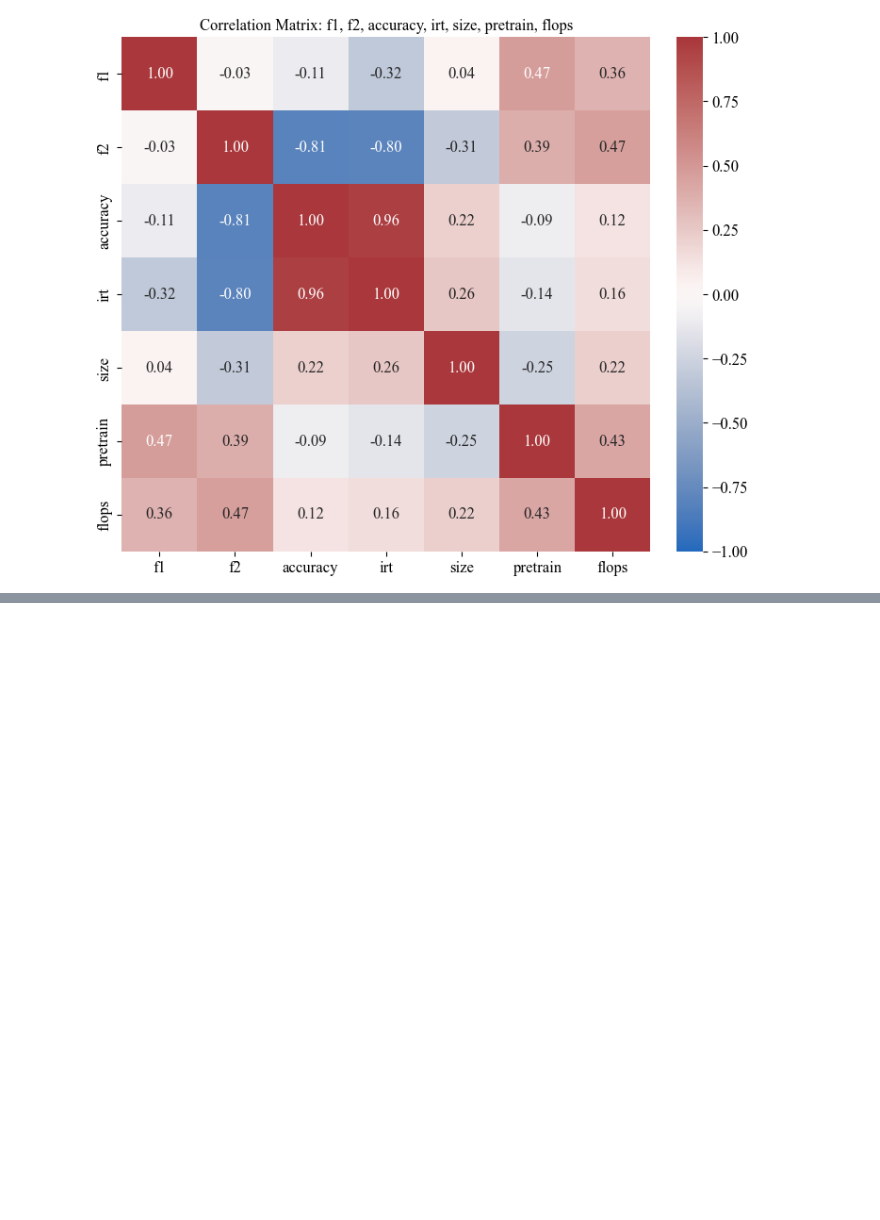
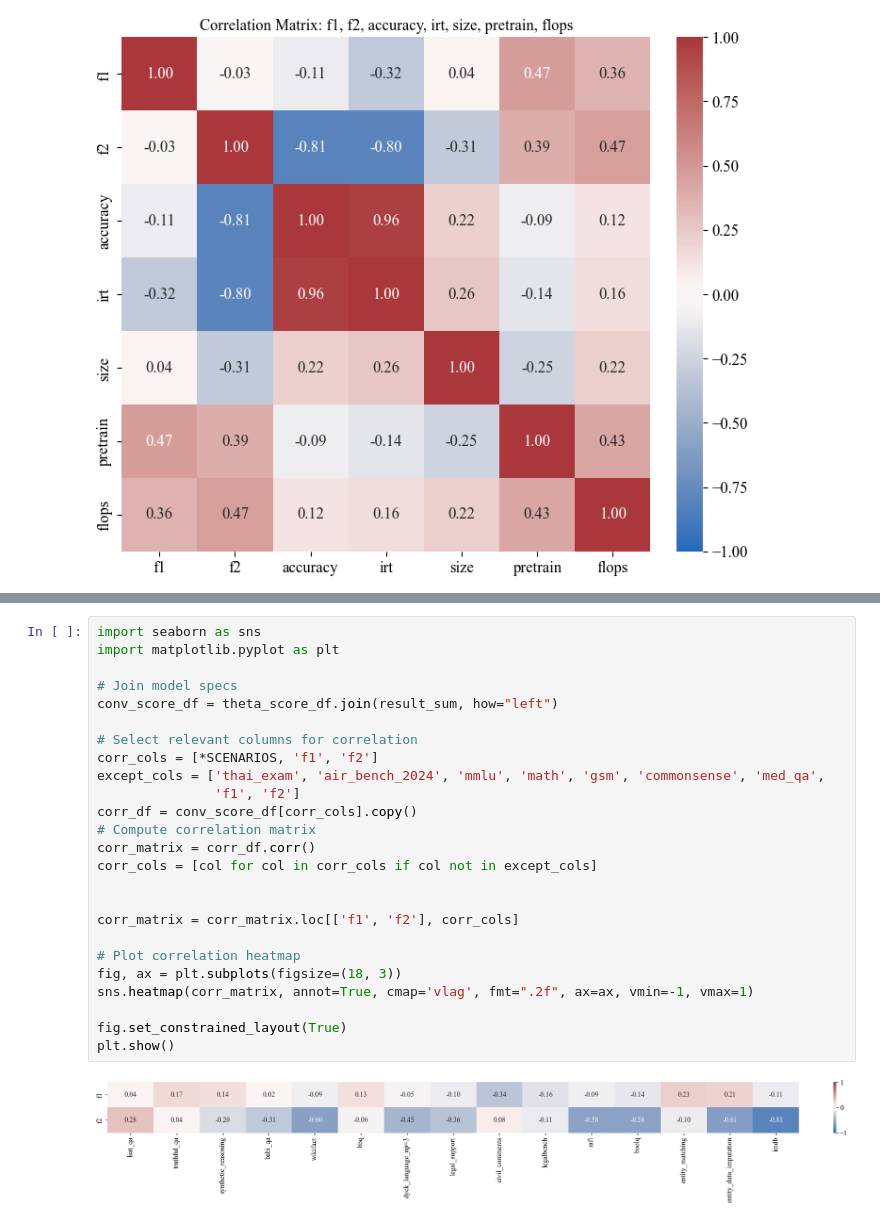
Before and after one commit to ronanhansel/reeval-multi, a Jupyter notebook: mirt-official/calibration.ipynb, the cells around one changed output, grey strips where cells are left out. Saved outputs shown, nothing was run; the diff lists cells and outputs as text; blank space fills up the shorter version.

Commit message:
feat: assembling datasets and outputting results

```diff
--- a/mirt-official/calibration.ipynb
+++ b/mirt-official/calibration.ipynb
@@ -764,0 +878,27 @@ plt.show()
+# %%
+import seaborn as sns
+import matplotlib.pyplot as plt
+
+# Join model specs
+conv_score_df = theta_score_df.join(result_sum, how="left")
+
+# Select relevant columns for correlation
+corr_cols = [*SCENARIOS, 'f1', 'f2']
+except_cols = ['thai_exam', 'air_bench_2024', 'mmlu', 'math', 'gsm', 'commonsense', 'med_qa',
+               'f1', 'f2']
+corr_df = conv_score_df[corr_cols].copy()
+# Compute correlation matrix
+corr_matrix = corr_df.corr()
+corr_cols = [col for col in corr_cols if col not in except_cols]
+
+
+corr_matrix = corr_matrix.loc[['f1', 'f2'], corr_cols]
+
+# Plot correlation heatmap
+fig, ax = plt.subplots(figsize=(18, 3))
+sns.heatmap(corr_matrix, annot=True, cmap='vlag', fmt=".2f", ax=ax, vmin=-1, vmax=1)
+
+fig.set_constrained_layout(True)
+plt.show()
+# %% [output]
+[figure, added]
```
Also changed, not shown: parts of 18 cells of this notebook, 5 other files.
